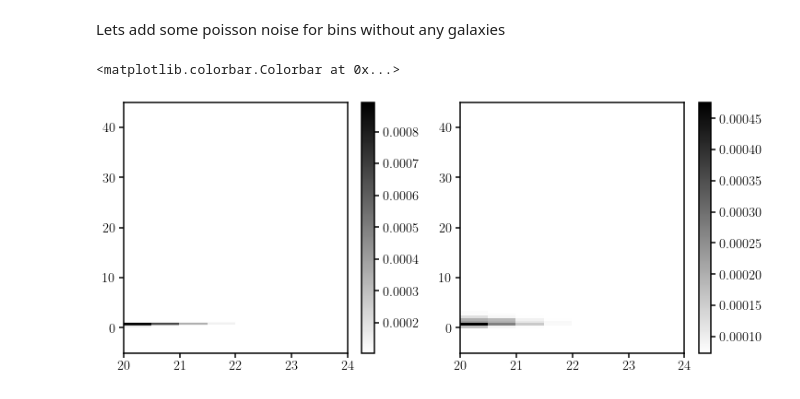
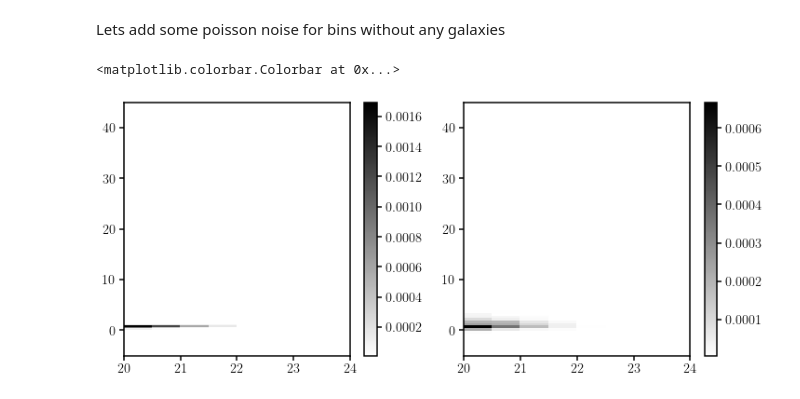
Before and after one commit to IQcollaboratory/galpopFM, a Jupyter notebook: nb/observable.ipynb, the cells around one changed output. Drawn from its saved outputs; the diff is of its cells as text; code cells hidden in the pictures.

```diff
--- a/nb/observable.ipynb
+++ b/nb/observable.ipynb
@@ -147,2 +147,28 @@ err_rho = np.sqrt(float(n_jk-1)/float(n_jk)*np.sum(np.array([(_rho - jk_avg_rho)
+# %%
+jk_rhos, jk_rhos_r_gr, jk_rhos_r_fn, jk_rhos_gr, jk_rhos_fn = [], [], [], [], []
+for field in jk_fields:
+    _data_vector = np.array([-1.*Rmag[~field], G_R[~field], FUV_NUV[~field]]).T
+    _Nbins, _ = np.histogramdd(_data_vector, bins=nbins, range=ranges)
+
+    _rho = _Nbins.astype(float) / vol_sdss / dr / dgr / dfn
+
+    jk_rhos.append(_rho)
+    jk_rhos_r_gr.append(dfn * np.sum(_rho, axis=2))
+    jk_rhos_r_fn.append(dgr * np.sum(_rho, axis=1))
+    jk_rhos_gr.append(dr * np.sum(dfn * np.sum(_rho, axis=2), axis=0))
+    jk_rhos_fn.append(dr * np.sum(dgr * np.sum(_rho, axis=1), axis=0))
+n_jk = len(jk_fields)
+
+jk_avg_rho = np.sum(np.array(jk_rhos), axis=0)/float(n_jk)
+jk_avg_rho_r_gr = np.sum(np.array(jk_rhos_r_gr), axis=0)/float(n_jk)
+jk_avg_rho_r_fn = np.sum(np.array(jk_rhos_r_fn), axis=0)/float(n_jk)
+jk_avg_rho_gr = np.sum(np.array(jk_rhos_gr), axis=0)/float(n_jk)
+jk_avg_rho_fn = np.sum(np.array(jk_rhos_fn), axis=0)/float(n_jk)
+
+err_rho = np.sqrt(float(n_jk-1)/float(n_jk)*np.sum(np.array([(_rho - jk_avg_rho)**2 for _rho in jk_rhos]), axis=0))
+err_rho_r_gr = np.sqrt(float(n_jk-1)/float(n_jk)*np.sum(np.array([(_rho - jk_avg_rho_r_gr)**2 for _rho in jk_rhos_r_gr]), axis=0))
+err_rho_r_fn = np.sqrt(float(n_jk-1)/float(n_jk)*np.sum(np.array([(_rho - jk_avg_rho_r_fn)**2 for _rho in jk_rhos_r_fn]), axis=0))
+err_rho_gr = np.sqrt(float(n_jk-1)/float(n_jk)*np.sum(np.array([(_rho - jk_avg_rho_gr)**2 for _rho in jk_rhos_gr]), axis=0))
+err_rho_fn = np.sqrt(float(n_jk-1)/float(n_jk)*np.sum(np.array([(_rho - jk_avg_rho_fn)**2 for _rho in jk_rhos_fn]), axis=0))
 # %% [markdown]
 Lets add some poisson noise for bins without any galaxies
@@ -153,16 +175,28 @@ err_rho = np.clip(err_rho, err_poisson, None)
+# %%
+err_poisson = 1. / vol_sdss / dr / dgr / dfn
+err_r_gr_poisson = 1. / vol_sdss / dr / dgr
+err_r_fn_poisson = 1. / vol_sdss / dr / dfn
+err_gr_poisson = 1. / vol_sdss / dgr
+err_fn_poisson = 1. / vol_sdss / dfn
+# %%
+err_rho = np.clip(err_rho, err_poisson, None)
+err_rho_r_gr = np.clip(err_rho_r_gr, err_r_gr_poisson, None)
+err_rho_r_fn = np.clip(err_rho_r_fn, err_r_fn_poisson, None)
+err_rho_gr = np.clip(err_rho_gr, err_gr_poisson, None)
+err_rho_fn = np.clip(err_rho_fn, err_fn_poisson, None)
 # %%
 # this is not accurate because you can't add jackknife errors in quadrature
 # but for demonstrative purpose.
 fig = plt.figure(figsize=(12,5))
 sub = fig.add_subplot(121)
-h = sub.pcolormesh(Rmag_edges, gr_edges, dfuvnuv*np.sqrt(np.sum(err_rho**2, axis=2)).T, cmap='gist_gray_r')
+h = sub.pcolormesh(r_edges, gr_edges, err_rho_r_gr.T, cmap='gist_gray_r')
 plt.colorbar(h, ax=sub)
 
 sub = fig.add_subplot(122)
-h = sub.pcolormesh(Rmag_edges, fuvnuv_edges, dgr*np.sqrt(np.sum(err_rho**2, axis=1)).T, cmap='gist_gray_r')
+h = sub.pcolormesh(r_edges, fn_edges, err_rho_r_fn.T, cmap='gist_gray_r')
 plt.colorbar(h, ax=sub)
 # %% [output]
 <matplotlib.colorbar.Colorbar at 0x...>
-[figure, old version]
+[figure, new version]
 # %%
 f_obs = os.path.join(dat_dir, 'obs', 'tinker_SDSS_centrals_M9.7.Mr_complete.Mr_GR_FUVNUV.npy')
```
Also changed, not shown: parts of 15 cells of this notebook, 1 other file.
